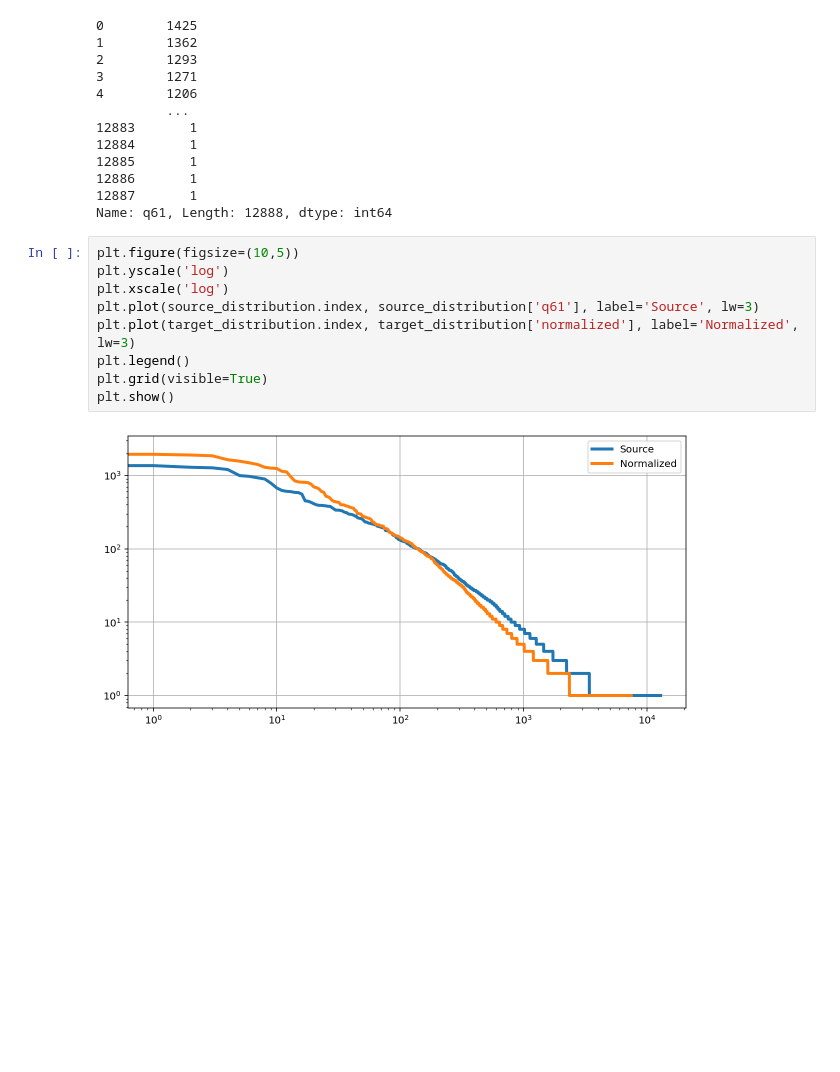
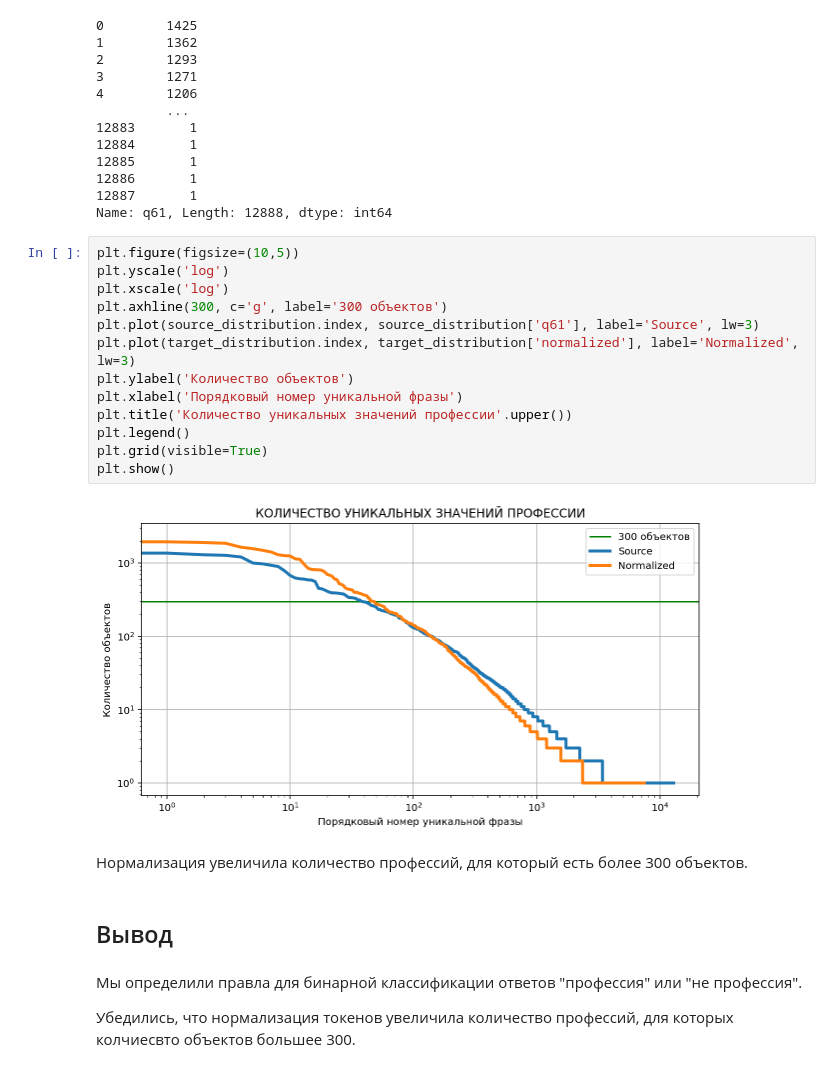
Before and after one commit to dimdasci/m01-psychotype-occupation-relaiton, a Jupyter notebook: notebooks/answers_analysis.ipynb, the cells around one changed output. Cells and saved outputs as stored; diff of their text form; blank space fills up the shorter version.

Commit message:
Добавлен вывод

```diff
--- a/notebooks/answers_analysis.ipynb
+++ b/notebooks/answers_analysis.ipynb
@@ -376,11 +375,23 @@ Name: q61, Length: 12888, dtype: int64
 # %%
 plt.figure(figsize=(10,5))
 plt.yscale('log')
 plt.xscale('log')
+plt.axhline(300, c='g', label='300 объектов')
 plt.plot(source_distribution.index, source_distribution['q61'], label='Source', lw=3)
 plt.plot(target_distribution.index, target_distribution['normalized'], label='Normalized', lw=3)
+plt.ylabel('Количество объектов')
+plt.xlabel('Порядковый номер уникальной фразы')
+plt.title('Количество уникальных значений профессии'.upper())
 plt.legend()
 plt.grid(visible=True)
 plt.show()
 # %% [output]
-[figure, old version]
+[figure, new version]
+# %% [markdown]
+Нормализация увеличила количество профессий, для который есть более 300 объектов.
+# %% [markdown]
+## Вывод
+# %% [markdown]
+Мы определили правла для бинарной классификации ответов "профессия" или "не профессия".
+
+Убедились, что нормализация токенов увеличила количество профессий, для которых колчиесвто объектов большее 300.
```
Also changed, not shown: parts of 2 cells of this notebook.
